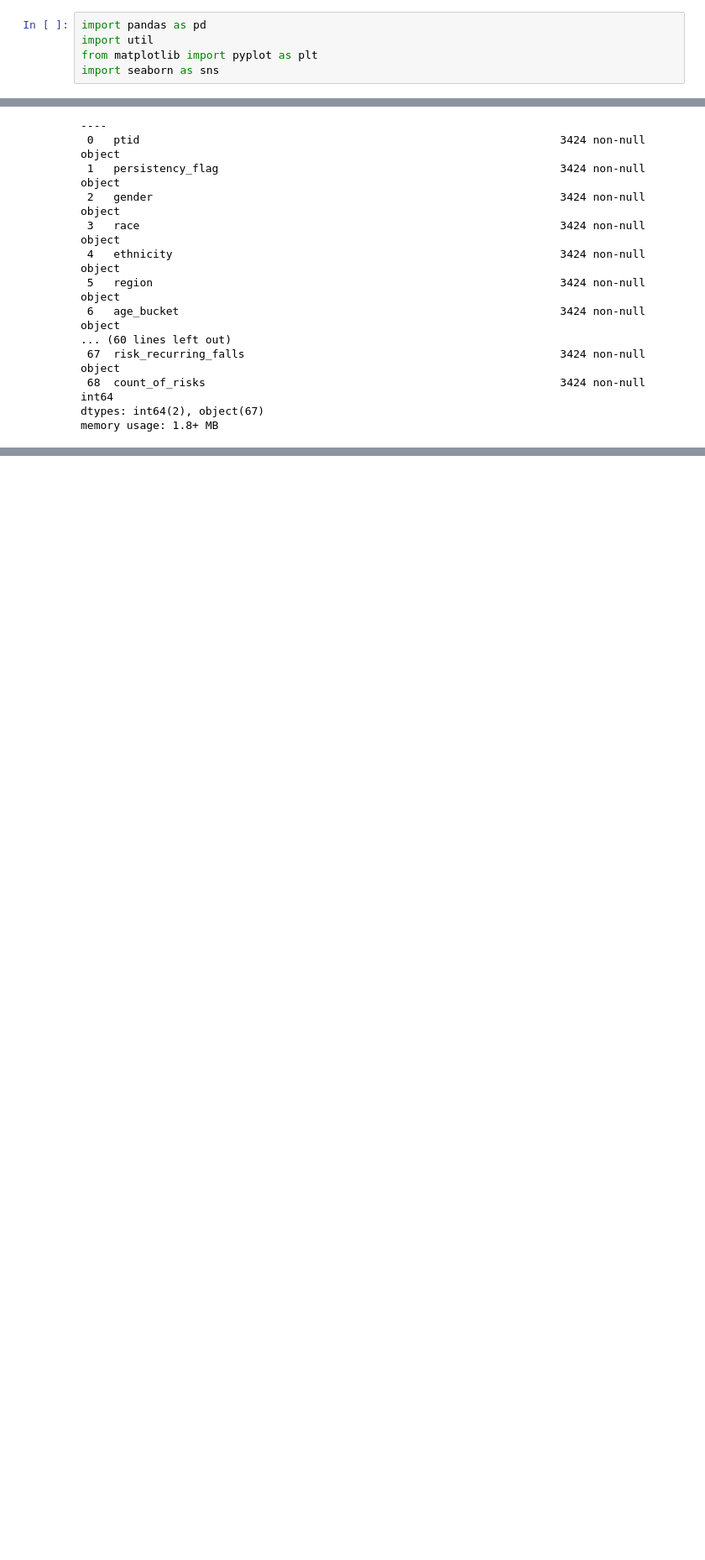
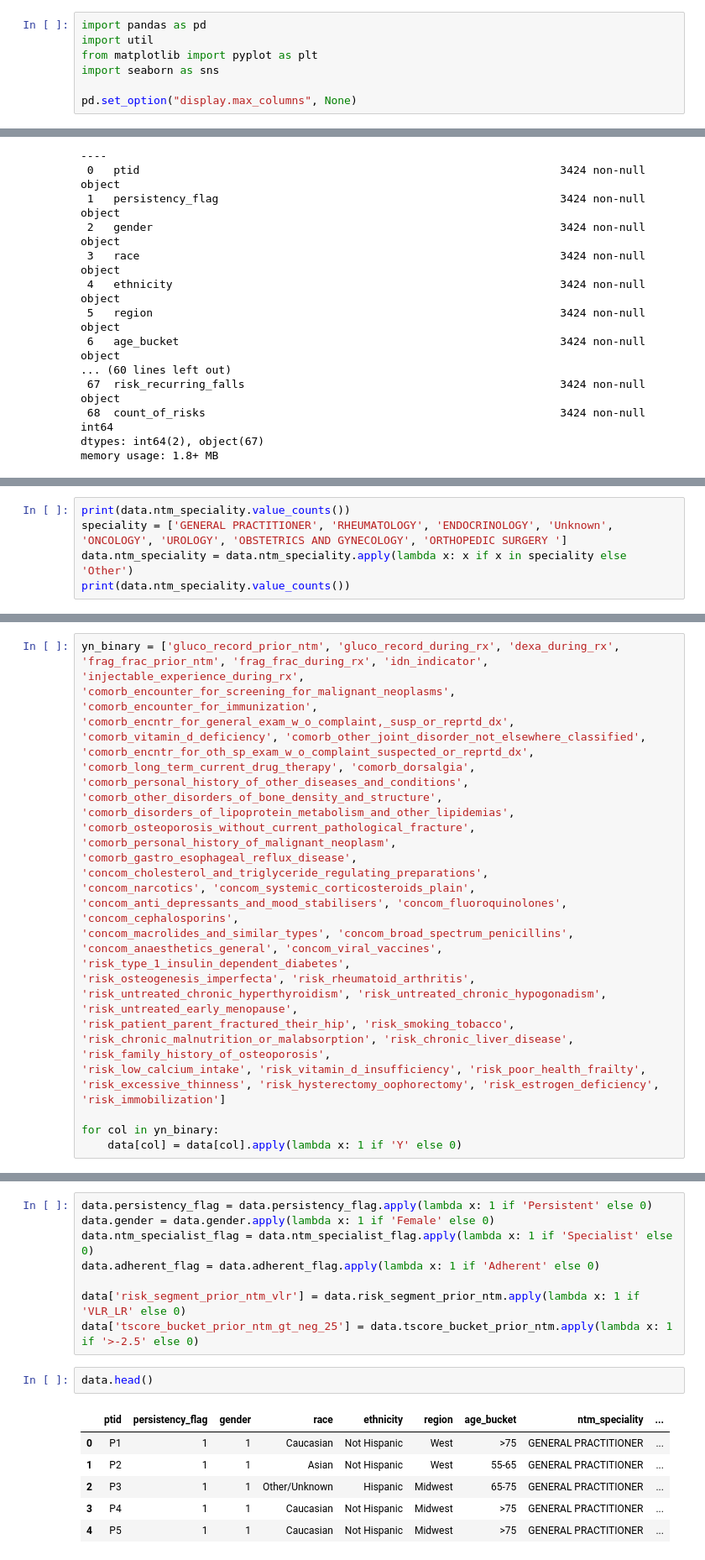
Before and after one commit to TheHamhams/dg_group_project, a Jupyter notebook: EDA.ipynb, the cells around one changed output, grey strips where cells are left out. Shown: that part at 84% size. Saved outputs shown, nothing was run; the diff lists cells and outputs as text; blank space fills up the shorter version.

Commit message:
transformed all binary columns and ntm_speciality

```diff
--- a/EDA.ipynb
+++ b/EDA.ipynb
@@ -3,6 +3,8 @@ import pandas as pd
 import util
 from matplotlib import pyplot as plt
 import seaborn as sns
+
+pd.set_option("display.max_columns", None)
 # %%
 xls = pd.ExcelFile('Healthcare_dataset.xlsx')
 
@@ -123,0 +128,5 @@ for i in data.columns:
+# %%
+print(data.ntm_speciality.value_counts())
+speciality = ['GENERAL PRACTITIONER', 'RHEUMATOLOGY', 'ENDOCRINOLOGY', 'Unknown', 'ONCOLOGY', 'UROLOGY', 'OBSTETRICS AND GYNECOLOGY', 'ORTHOPEDIC SURGERY ']
+data.ntm_speciality = data.ntm_speciality.apply(lambda x: x if x in speciality else 'Other')
+print(data.ntm_speciality.value_counts())
@@ -123,0 +154,16 @@ for i in data.columns:
+# %%
+yn_binary = ['gluco_record_prior_ntm', 'gluco_record_during_rx', 'dexa_during_rx', 'frag_frac_prior_ntm', 'frag_frac_during_rx', 'idn_indicator', 'injectable_experience_during_rx',
+'comorb_encounter_for_screening_for_malignant_neoplasms', 'comorb_encounter_for_immunization', 'comorb_encntr_for_general_exam_w_o_complaint,_susp_or_reprtd_dx',
+'comorb_vitamin_d_deficiency', 'comorb_other_joint_disorder_not_elsewhere_classified', 'comorb_encntr_for_oth_sp_exam_w_o_complaint_suspected_or_reprtd_dx',
+'comorb_long_term_current_drug_therapy', 'comorb_dorsalgia', 'comorb_personal_history_of_other_diseases_and_conditions', 'comorb_other_disorders_of_bone_density_and_structure',
+'comorb_disorders_of_lipoprotein_metabolism_and_other_lipidemias', 'comorb_osteoporosis_without_current_pathological_fracture',
+'comorb_personal_history_of_malignant_neoplasm', 'comorb_gastro_esophageal_reflux_disease', 'concom_cholesterol_and_triglyceride_regulating_preparations',
+'concom_narcotics', 'concom_systemic_corticosteroids_plain', 'concom_anti_depressants_and_mood_stabilisers', 'concom_fluoroquinolones', 'concom_cephalosporins',
+'concom_macrolides_and_similar_types', 'concom_broad_spectrum_penicillins', 'concom_anaesthetics_general', 'concom_viral_vaccines', 'risk_type_1_insulin_dependent_diabetes',
+'risk_osteogenesis_imperfecta', 'risk_rheumatoid_arthritis', 'risk_untreated_chronic_hyperthyroidism', 'risk_untreated_chronic_hypogonadism', 'risk_untreated_early_menopause',
+'risk_patient_parent_fractured_their_hip', 'risk_smoking_tobacco', 'risk_chronic_malnutrition_or_malabsorption', 'risk_chronic_liver_disease', 'risk_family_history_of_osteoporosis',
+'risk_low_calcium_intake', 'risk_vitamin_d_insufficiency', 'risk_poor_health_frailty', 'risk_excessive_thinness', 'risk_hysterectomy_oophorectomy', 'risk_estrogen_deficiency',
+'risk_immobilization']
+
+for col in yn_binary:
+    data[col] = data[col].apply(lambda x: 1 if 'Y' else 0)
@@ -123,0 +174,17 @@ for i in data.columns:
+# %%
+data.persistency_flag = data.persistency_flag.apply(lambda x: 1 if 'Persistent' else 0)
+data.gender = data.gender.apply(lambda x: 1 if 'Female' else 0)
+data.ntm_specialist_flag = data.ntm_specialist_flag.apply(lambda x: 1 if 'Specialist' else 0)
+data.adherent_flag = data.adherent_flag.apply(lambda x: 1 if 'Adherent' else 0)
+
+data['risk_segment_prior_ntm_vlr'] = data.risk_segment_prior_ntm.apply(lambda x: 1 if 'VLR_LR' else 0)
+data['tscore_bucket_prior_ntm_gt_neg_25'] = data.tscore_bucket_prior_ntm.apply(lambda x: 1 if '>-2.5' else 0)
+# %%
+data.head()
+# %% [output]
+|  | ptid | persistency_flag | gender | race | ethnicity | region | age_bucket | ntm_speciality | ... |
+| 0 | P1 | 1 | 1 | Caucasian | Not Hispanic | West | >75 | GENERAL PRACTITIONER | ... |
+| 1 | P2 | 1 | 1 | Asian | Not Hispanic | West | 55-65 | GENERAL PRACTITIONER | ... |
+| 2 | P3 | 1 | 1 | Other/Unknown | Hispanic | Midwest | 65-75 | GENERAL PRACTITIONER | ... |
+| 3 | P4 | 1 | 1 | Caucasian | Not Hispanic | Midwest | >75 | GENERAL PRACTITIONER | ... |
+| 4 | P5 | 1 | 1 | Caucasian | Not Hispanic | Midwest | >75 | GENERAL PRACTITIONER | ... |
```
Also changed, not shown: parts of 7 cells of this notebook.
